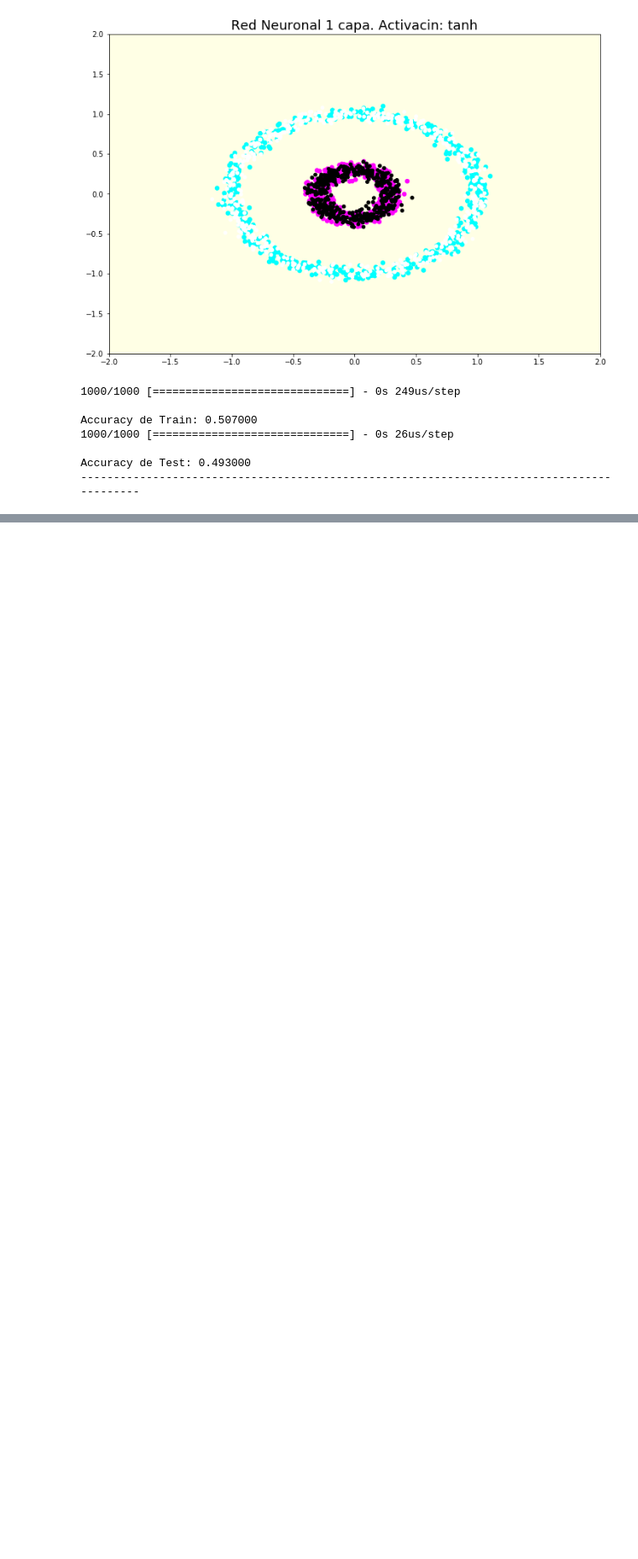
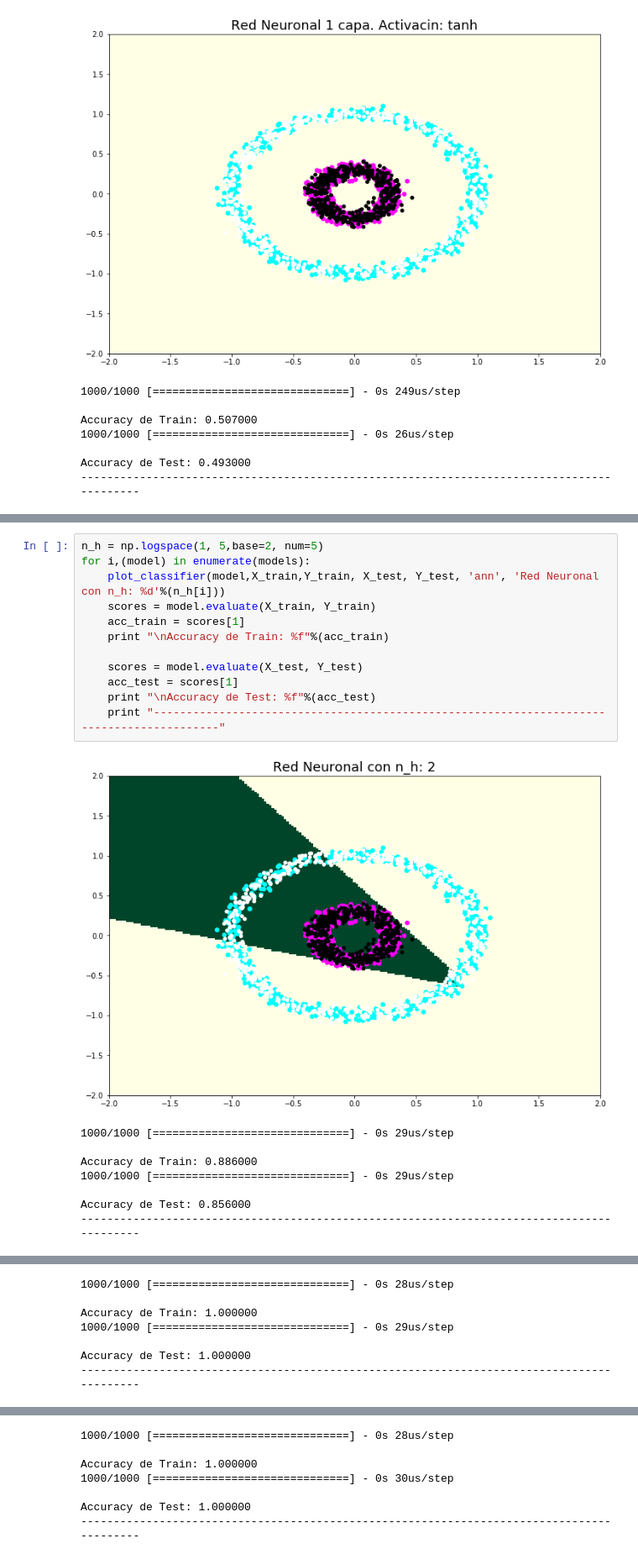
Before and after one commit to matiasarayac/tarea3-ML, a Jupyter notebook: Pregunta_1.ipynb, the cells around one changed output, grey strips where cells are left out. Shown at 84% size. Drawn from its saved outputs; the diff is of its cells as text; blank space fills up the shorter version.

```diff
--- a/Pregunta_1.ipynb
+++ b/Pregunta_1.ipynb
@@ -126,0 +198,21 @@ Queda demostrado, dado los gráficos, que una red nueronal con solo una neurona
+# %%
+n_h = np.logspace(1, 5,base=2, num=5)
+for i,(model) in enumerate(models):
+    plot_classifier(model,X_train,Y_train, X_test, Y_test, 'ann', 'Red Neuronal con n_h: %d'%(n_h[i]))
+    scores = model.evaluate(X_train, Y_train)
+    acc_train = scores[1]
+    print "\nAccuracy de Train: %f"%(acc_train)
+
+    scores = model.evaluate(X_test, Y_test)
+    acc_test = scores[1]
+    print "\nAccuracy de Test: %f"%(acc_test)
+    print "------------------------------------------------------------------------------------------"
+# %% [output]
+[figure, added]
+1000/1000 [==============================] - 0s 29us/step
+
+Accuracy de Train: 0.886000
+1000/1000 [==============================] - 0s 29us/step
+
+Accuracy de Test: 0.856000
+------------------------------------------------------------------------------------------
@@ -126,0 +220,7 @@ Queda demostrado, dado los gráficos, que una red nueronal con solo una neurona
+1000/1000 [==============================] - 0s 28us/step
+
+Accuracy de Train: 1.000000
+1000/1000 [==============================] - 0s 29us/step
+
+Accuracy de Test: 1.000000
+------------------------------------------------------------------------------------------
@@ -126,0 +228,7 @@ Queda demostrado, dado los gráficos, que una red nueronal con solo una neurona
+1000/1000 [==============================] - 0s 28us/step
+
+Accuracy de Train: 1.000000
+1000/1000 [==============================] - 0s 30us/step
+
+Accuracy de Test: 1.000000
+------------------------------------------------------------------------------------------
```
Also changed, not shown: parts of 7 cells of this notebook.
